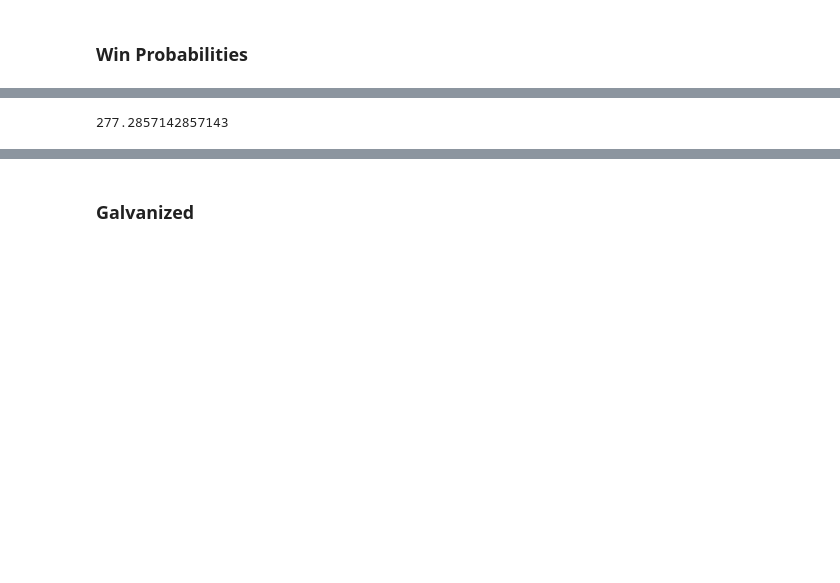
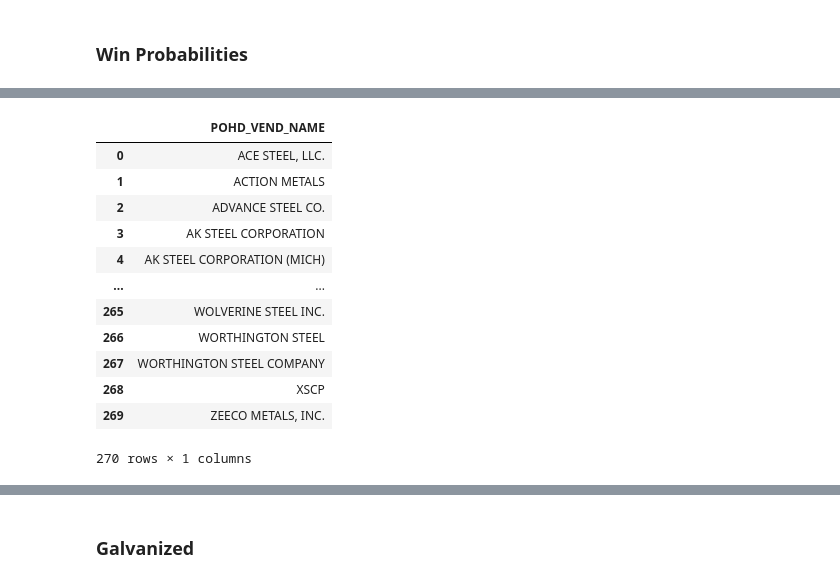
Before and after one commit to pedrokawa19/Senior_Design_7, a Jupyter notebook: code/python/sandbox/sandbox.ipynb, the cells around one changed output, grey strips where cells are left out. Drawn from its saved outputs; the diff is of its cells as text; code cells hidden in the pictures; blank space fills up the shorter version.

Commit message:
added table pagination and cache, more calculations, faster cleaning queries, ERD, moved valuable queries into their own folders

```diff
--- a/code/python/sandbox/sandbox.ipynb
+++ b/code/python/sandbox/sandbox.ipynb
@@ -327,17 +327,25 @@ Total items bought in 2025: 1631
 # %%
 vendors = (po_history_hdrs_clean_df[["POHD_VEND_NAME"]]
            .drop_duplicates()
            .sort_values(by="POHD_VEND_NAME")
            .reset_index(drop=True))
 
 
 vendors
-
-
-avg = np.mean([45, 362, 103,33,115, 855, 428])
-avg
 # %% [output]
+|  | POHD_VEND_NAME |
+| 0 | ACE STEEL, LLC. |
+| 1 | ACTION METALS |
+| 2 | ADVANCE STEEL CO. |
+| 3 | AK STEEL CORPORATION |
+| 4 | AK STEEL CORPORATION (MICH) |
+| ... | ... |
+| 265 | WOLVERINE STEEL INC. |
+| 266 | WORTHINGTON STEEL |
+| 267 | WORTHINGTON STEEL COMPANY |
+| 268 | XSCP |
+| 269 | ZEECO METALS, INC. |
-277.2857142857143
+270 rows × 1 columns
 # %% [markdown]
 ## Inventory
 
```
Also changed, not shown: parts of 6 cells of this notebook, 16 other files.
